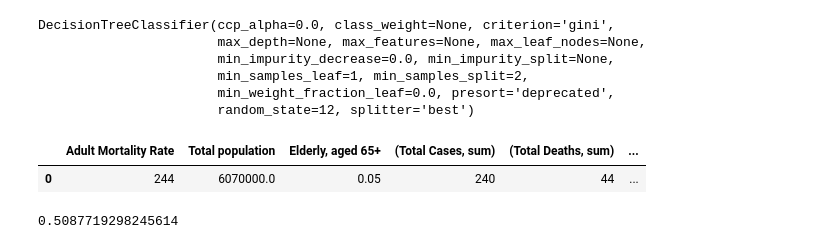
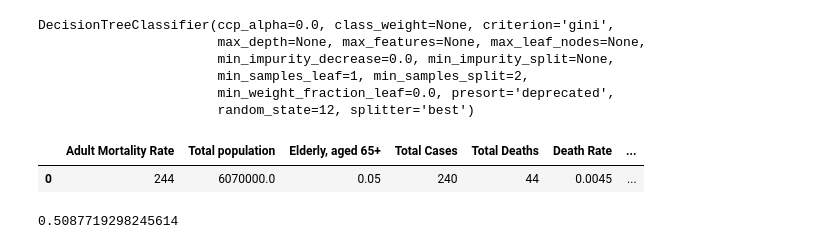
Before and after one commit to kfasola/Fasola_Final_Project, a Jupyter notebook: Fasola - Final Project.ipynb, the cells around one changed output. Drawn from its saved outputs; the diff is of its cells as text; code cells hidden in the pictures.

```diff
--- a/Fasola - Final Project.ipynb
+++ b/Fasola - Final Project.ipynb
@@ -1118,12 +1118,12 @@ DecisionTreeClassifier(ccp_alpha=0.0, class_weight=None, criterion='gini',
                        random_state=12, splitter='best')
 # %%
 new_country = {'Adult Mortality Rate': 244, 'Total population': 6.07e+06, 'Elderly, aged 65+': 0.05,
-               ('Total Cases', 'sum'): 240, ('Total Deaths', 'sum'): 44, ('Death Rate', ''):0.0045, 'Percentage of GDP on Health': 6}
+               'Total Cases': 240, 'Total Deaths': 44, 'Death Rate': 0.0045, 'CHE as % of GDP': 6}
 X_new = pd.DataFrame([new_country])
 X_new
 # %% [output]
-|  | Adult Mortality Rate | Total population | Elderly, aged 65+ | (Total Cases, sum) | (Total Deaths, sum) | ... |
-| 0 | 244 | 6070000.0 | 0.05 | 240 | 44 | ... |
+|  | Adult Mortality Rate | Total population | Elderly, aged 65+ | Total Cases | Total Deaths | Death Rate | ... |
+| 0 | 244 | 6070000.0 | 0.05 | 240 | 44 | 0.0045 | ... |
 # %%
 decision_tree.score(Xtest, ytest)
 # %% [output]
```
Also changed, not shown: parts of 3 cells of this notebook.
